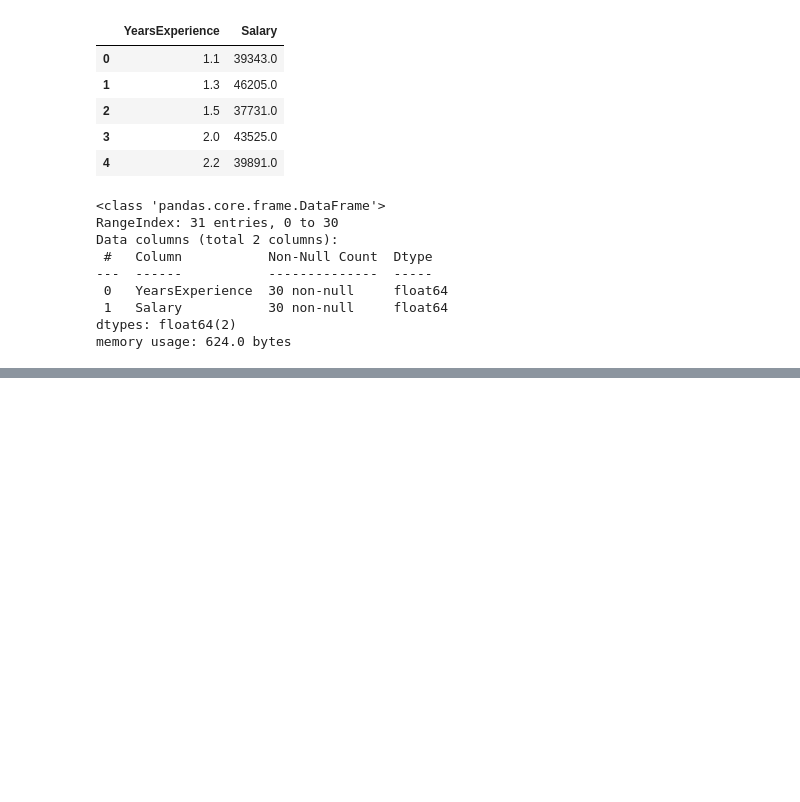
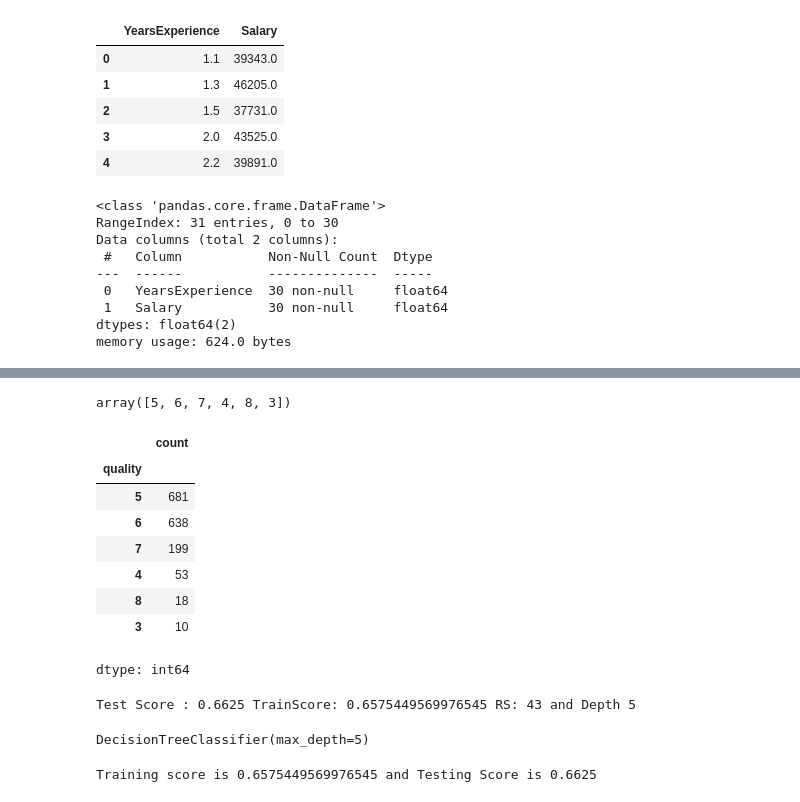
Before and after one commit to agarwalpratik/aiml, a Jupyter notebook: DecisionTreeImplementation.ipynb, the cells around one changed output, grey strips where cells are left out. Saved outputs shown, nothing was run; the diff lists cells and outputs as text; code cells hidden in the pictures; blank space fills up the shorter version.

```diff
--- a/DecisionTreeImplementation.ipynb
+++ b/DecisionTreeImplementation.ipynb
@@ -259,0 +279,2 @@ for rs in range(1,300):
+# %%
+data = pd.read_csv("winequality-red.csv")
@@ -259,0 +303,16 @@ for rs in range(1,300):
+# %%
+data.quality.unique()
+# %% [output]
+array([5, 6, 7, 4, 8, 3])
+# %%
+data.quality.value_counts()
+# %% [output]
+|  | count |
+| quality |  |
+| 5 | 681 |
+| 6 | 638 |
+| 7 | 199 |
+| 4 | 53 |
+| 8 | 18 |
+| 3 | 10 |
+dtype: int64
@@ -259,0 +323,23 @@ for rs in range(1,300):
+# %%
+SL = 0.35
+CL = 1-SL
+
+from sklearn.model_selection import train_test_split
+from sklearn.tree import DecisionTreeClassifier
+
+for rs in range(1,300):
+  X_train,X_test,y_train,y_test = train_test_split(features,
+                                                   label,
+                                                   test_size=0.2,
+                                                   random_state=rs)
+  for depth in range(1,10):
+    model = DecisionTreeClassifier(max_depth=depth)
+    model.fit(X_train,y_train)
+    trainScore = model.score(X_train,y_train)
+    testScore = model.score(X_test,y_test)
+    bestTestScore = 0
+
+    if testScore > trainScore and testScore > CL:
+      print(f"Test Score : {testScore} TrainScore: {trainScore} RS: {rs} and Depth {depth}")
+# %% [output]
+Test Score : 0.6625 TrainScore: 0.6575449569976545 RS: 43 and Depth 5
@@ -259,0 +359,8 @@ for rs in range(1,300):
+# %%
+model.fit(X_train,y_train)
+# %% [output]
+DecisionTreeClassifier(max_depth=5)
+# %%
+print(f"Training score is {model.score(X_train,y_train)} and Testing Score is {model.score(X_test,y_test)}")
+# %% [output]
+Training score is 0.6575449569976545 and Testing Score is 0.6625
```
Also changed, not shown: parts of 23 cells of this notebook.
